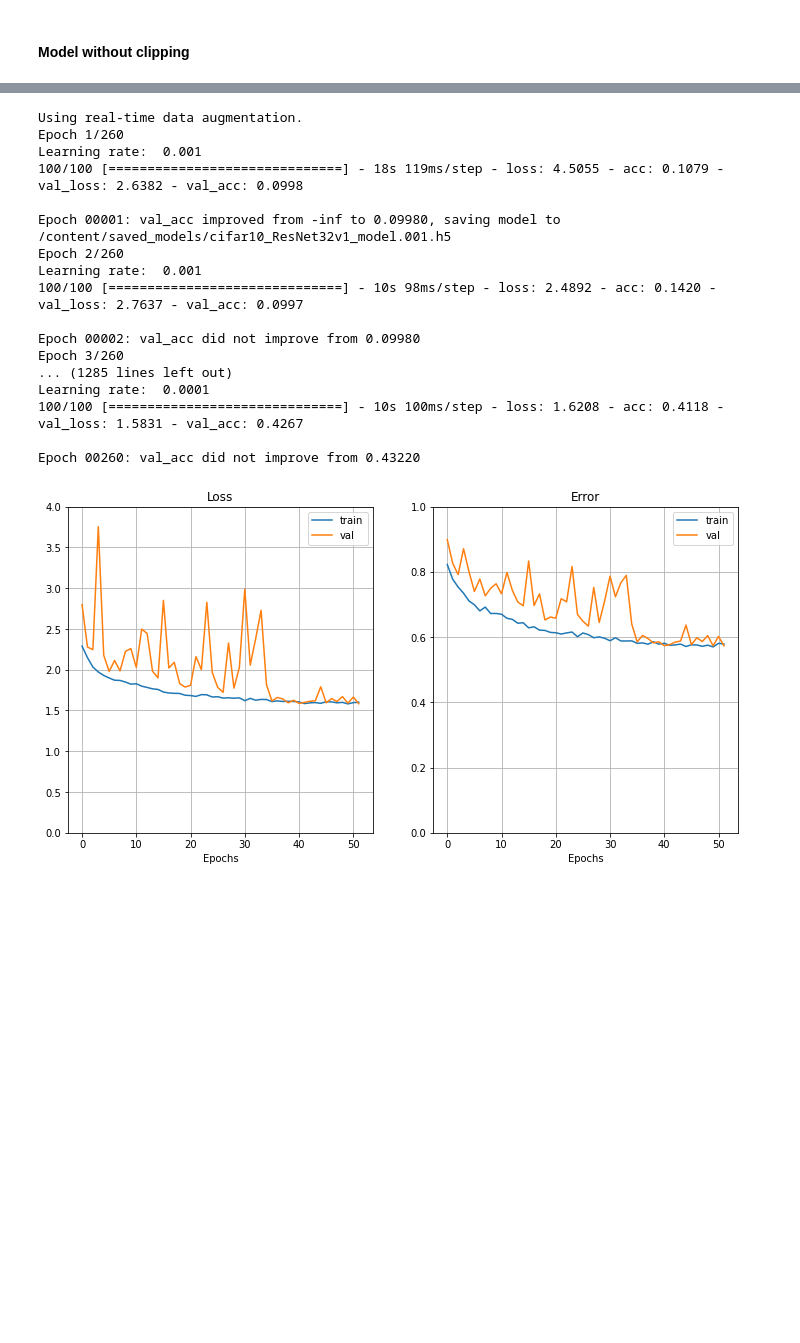
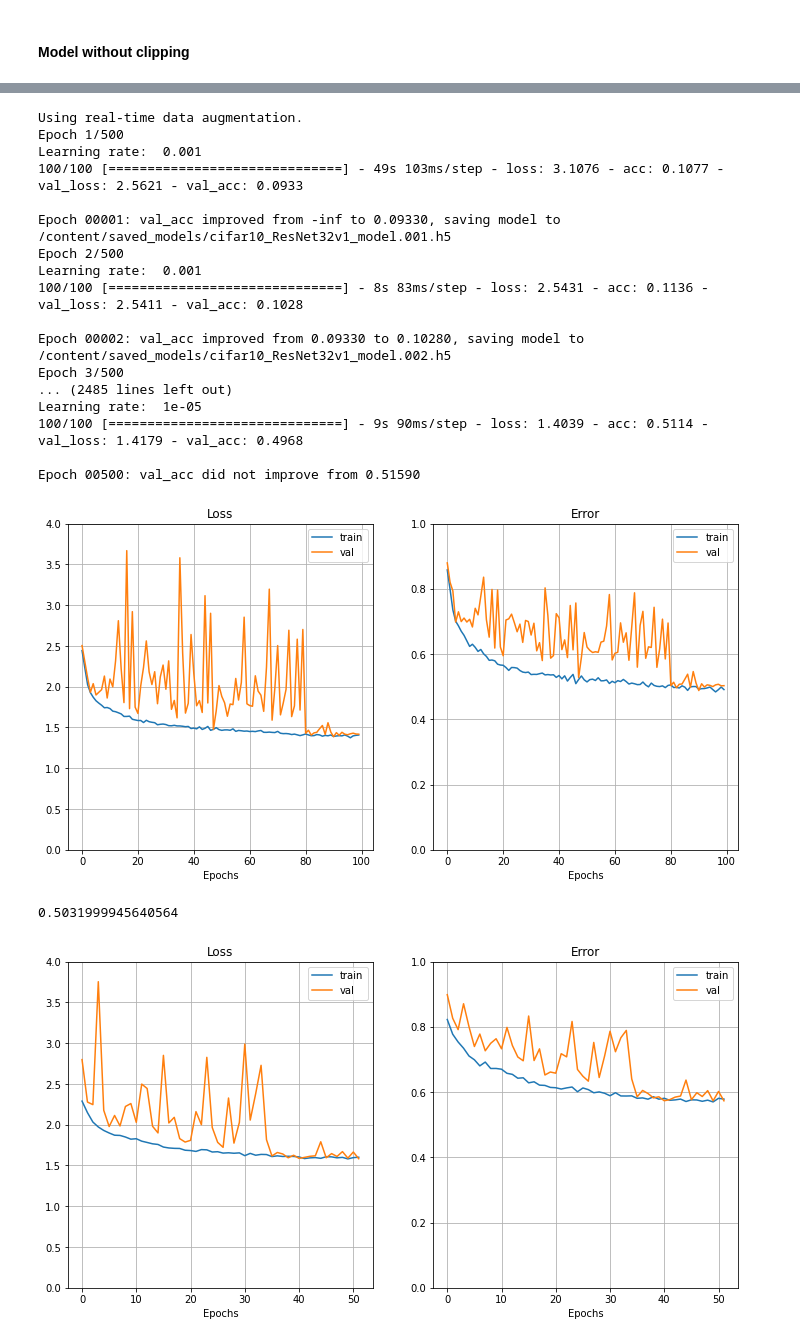
Before and after one commit to WhiteTeaDragon/SingularValues, a Jupyter notebook: PerformanceExperimentsTT.ipynb, the cells around one changed output, grey strips where cells are left out. Cells and saved outputs as stored; diff of their text form; code cells hidden in the pictures; blank space fills up the shorter version.

```diff
--- a/PerformanceExperimentsTT.ipynb
+++ b/PerformanceExperimentsTT.ipynb
@@ -75,25 +75,37 @@ Non-trainable params: 2,272
 __________________________________________________________________________________________________
 # %%
 history = functions.run_training(model, model_type, x_train, y_train, x_test, y_test,
-                       'trainHistoryDict', steps_per_epoch=100, batch_size=100, epochs=260)
+                       'trainHistoryDict', steps_per_epoch=100, batch_size=100, epochs=500)
 # %% [output]
 Using real-time data augmentation.
-Epoch 1/260
+Epoch 1/500
 Learning rate:  0.001
-100/100 [==============================] - 18s 119ms/step - loss: 4.5055 - acc: 0.1079 - val_loss: 2.6382 - val_acc: 0.0998
+100/100 [==============================] - 49s 103ms/step - loss: 3.1076 - acc: 0.1077 - val_loss: 2.5621 - val_acc: 0.0933
 
-Epoch 00001: val_acc improved from -inf to 0.09980, saving model to /content/saved_models/cifar10_ResNet32v1_model.001.h5
-Epoch 2/260
+Epoch 00001: val_acc improved from -inf to 0.09330, saving model to /content/saved_models/cifar10_ResNet32v1_model.001.h5
+Epoch 2/500
 Learning rate:  0.001
-100/100 [==============================] - 10s 98ms/step - loss: 2.4892 - acc: 0.1420 - val_loss: 2.7637 - val_acc: 0.0997
+100/100 [==============================] - 8s 83ms/step - loss: 2.5431 - acc: 0.1136 - val_loss: 2.5411 - val_acc: 0.1028
 
-Epoch 00002: val_acc did not improve from 0.09980
-Epoch 3/260
-... (1285 lines left out)
-Learning rate:  0.0001
-100/100 [==============================] - 10s 100ms/step - loss: 1.6208 - acc: 0.4118 - val_loss: 1.5831 - val_acc: 0.4267
+Epoch 00002: val_acc improved from 0.09330 to 0.10280, saving model to /content/saved_models/cifar10_ResNet32v1_model.002.h5
+Epoch 3/500
+... (2485 lines left out)
+Learning rate:  1e-05
+100/100 [==============================] - 9s 90ms/step - loss: 1.4039 - acc: 0.5114 - val_loss: 1.4179 - val_acc: 0.4968
 
-Epoch 00260: val_acc did not improve from 0.43220
+Epoch 00500: val_acc did not improve from 0.51590
+# %%
+import pickle
+from matplotlib import pyplot as plt
+
+history = pickle.load(open('trainHistoryDict', "rb"))
+functions.plot_loss_acc(history, 4, 1)
+# %% [output]
+[figure, added]
+# %%
+1 - history['val_acc'][-1]
+# %% [output]
+0.5031999945640564
 # %%
 import pickle
 from matplotlib import pyplot as plt
```
Also changed, not shown: parts of 16 cells of this notebook.
